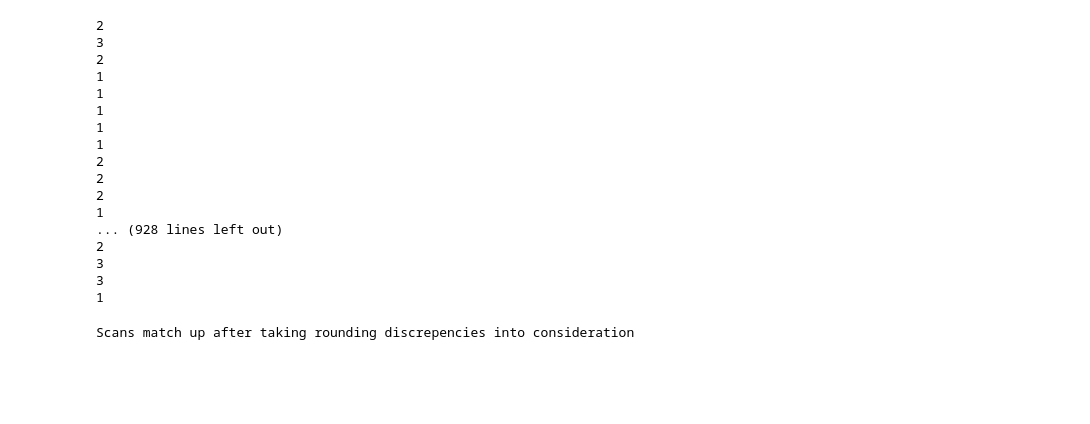
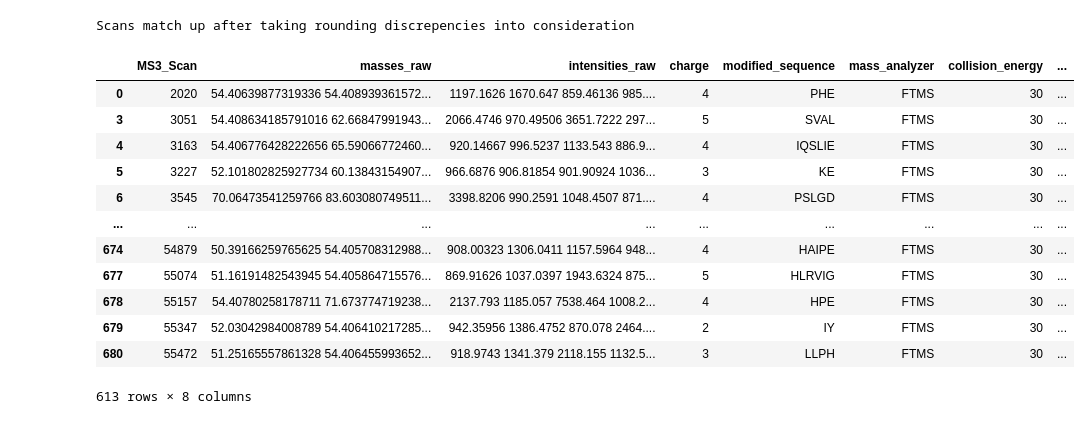
Before and after one commit to miaruppel/DeNovo, a Jupyter notebook: DeNovo_formatData.ipynb, the cells around one changed output. Saved outputs shown, nothing was run; the diff lists cells and outputs as text; code cells hidden in the pictures; blank space fills up the shorter version.

```diff
--- a/DeNovo_formatData.ipynb
+++ b/DeNovo_formatData.ipynb
@@ -79,13 +79,15 @@ try:
     # dict for scan numbers and corresponding fragments
     scan2frag = dict()
     target_values = []
+    target_charge = []
     with open(log) as f:
         for line in f:
             if search in line:
                 scan_number, precursor_mz, trimmed_fragment_mz = parseScanLine(line)
                 scan2frag[scan_number] = [float(precursor_mz), float(trimmed_fragment_mz)]
             elif search_target in line:
-                target_ion, precursor_charge = parseTargetIons(line)
+                target_ion, charge = parseTargetIons(line)
+                target_charge.append(int(charge))
                 target_values.append(target_ion) #to add to final dataframe
 
     # if the input string doesn't exist in the text file
@@ -94,24 +96,6 @@ try:
 
 except FileNotFoundError:
     print("The file does not exist!")
-# %% [output]
-2
-3
-2
-1
-1
-1
-1
-1
-2
-2
-2
-1
-... (928 lines left out)
-2
-3
-3
-1
 # %%
 # obtain MS3 scan numbers
 # obtain precursor and fragment mzs directly from the MS3 spectrum
@@ -247,6 +231,22 @@ for i in df.index:
     fragment_seqs.append(str(full_seq))
 # %%
 df = df.assign(modified_sequence=fragment_seqs)
+# %%
+df
+# %% [output]
+|  | MS3_Scan | masses_raw | intensities_raw | charge | modified_sequence | mass_analyzer | collision_energy | ... |
+| 0 | 2020 | 54.40639877319336 54.408939361572... | 1197.1626 1670.647 859.46136 985.... | 4 | PHE | FTMS | 30 | ... |
+| 3 | 3051 | 54.408634185791016 62.66847991943... | 2066.4746 970.49506 3651.7222 297... | 5 | SVAL | FTMS | 30 | ... |
+| 4 | 3163 | 54.406776428222656 65.59066772460... | 920.14667 996.5237 1133.543 886.9... | 4 | IQSLIE | FTMS | 30 | ... |
+| 5 | 3227 | 52.101802825927734 60.13843154907... | 966.6876 906.81854 901.90924 1036... | 3 | KE | FTMS | 30 | ... |
+| 6 | 3545 | 70.06473541259766 83.603080749511... | 3398.8206 990.2591 1048.4507 871.... | 4 | PSLGD | FTMS | 30 | ... |
+| ... | ... | ... | ... | ... | ... | ... | ... | ... |
+| 674 | 54879 | 50.39166259765625 54.405708312988... | 908.00323 1306.0411 1157.5964 948... | 4 | HAIPE | FTMS | 30 | ... |
+| 677 | 55074 | 51.16191482543945 54.405864715576... | 869.91626 1037.0397 1943.6324 875... | 5 | HLRVIG | FTMS | 30 | ... |
+| 678 | 55157 | 54.40780258178711 71.673774719238... | 2137.793 1185.057 7538.464 1008.2... | 4 | HPE | FTMS | 30 | ... |
+| 679 | 55347 | 52.03042984008789 54.406410217285... | 942.35956 1386.4752 870.078 2464.... | 2 | IY | FTMS | 30 | ... |
+| 680 | 55472 | 51.25165557861328 54.406455993652... | 918.9743 1341.379 2118.155 1132.5... | 3 | LLPH | FTMS | 30 | ... |
+613 rows × 8 columns
 # %%
 # remove all sequences more than 30 in length
 for i in df.index:
```
Also changed, not shown: parts of 7 cells of this notebook, 15 other files.
